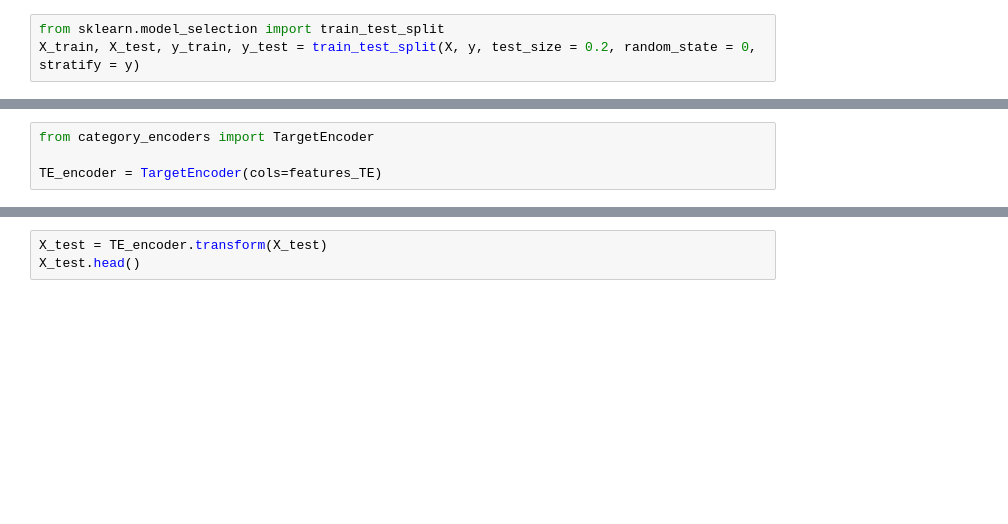
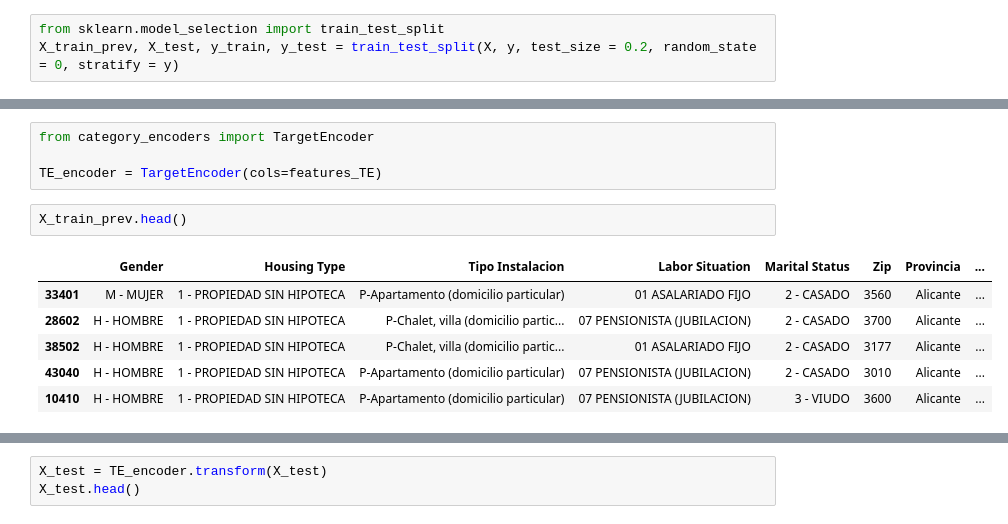
Before and after one commit to albertodiazr/TFM_churn, a Jupyter notebook: notebooks/03.MVP_Target_Encoding.ipynb, the cells around one changed output, grey strips where cells are left out. Saved outputs shown, nothing was run; the diff lists cells and outputs as text; blank space fills up the shorter version.

Commit message:
Nuevo notebook de test
Nuevo notebook de test y creación de archivos .pkl

```diff
--- a/notebooks/03.MVP_Target_Encoding.ipynb
+++ b/notebooks/03.MVP_Target_Encoding.ipynb
@@ -314,7 +330,7 @@ X = data_filtered.drop(['Monitoring Status'],axis=1)
 y = data_filtered['Monitoring Status']
 # %%
 from sklearn.model_selection import train_test_split
-X_train, X_test, y_train, y_test = train_test_split(X, y, test_size = 0.2, random_state = 0, stratify = y)
+X_train_prev, X_test, y_train, y_test = train_test_split(X, y, test_size = 0.2, random_state = 0, stratify = y)
 # %%
 features_TE = ['Gender', 'Housing Type', 'Tipo Instalacion', 'Labor Situation', 'Marital Status', 'Zip',
                       'Provincia', 'Nationality', 'Rango_Edad', 'Income', 'Rango Kit', 'Number Pay']
@@ -322,4 +338,13 @@ features_TE = ['Gender', 'Housing Type', 'Tipo Instalacion', 'Labor Situation',
 from category_encoders import TargetEncoder
 
 TE_encoder = TargetEncoder(cols=features_TE)
+# %%
+X_train_prev.head()
+# %% [output]
+|  | Gender | Housing Type | Tipo Instalacion | Labor Situation | Marital Status | Zip | Provincia | ... |
+| 33401 | M - MUJER | 1 - PROPIEDAD SIN HIPOTECA | P-Apartamento (domicilio particular) | 01 ASALARIADO FIJO | 2 - CASADO | 3560 | Alicante | ... |
+| 28602 | H - HOMBRE | 1 - PROPIEDAD SIN HIPOTECA | P-Chalet, villa (domicilio partic... | 07 PENSIONISTA (JUBILACION) | 2 - CASADO | 3700 | Alicante | ... |
+| 38502 | H - HOMBRE | 1 - PROPIEDAD SIN HIPOTECA | P-Chalet, villa (domicilio partic... | 01 ASALARIADO FIJO | 2 - CASADO | 3177 | Alicante | ... |
+| 43040 | H - HOMBRE | 1 - PROPIEDAD SIN HIPOTECA | P-Apartamento (domicilio particular) | 07 PENSIONISTA (JUBILACION) | 2 - CASADO | 3010 | Alicante | ... |
+| 10410 | H - HOMBRE | 1 - PROPIEDAD SIN HIPOTECA | P-Apartamento (domicilio particular) | 07 PENSIONISTA (JUBILACION) | 3 - VIUDO | 3600 | Alicante | ... |
 # %%
```
Also changed, not shown: parts of 23 cells of this notebook, 8 other files.
